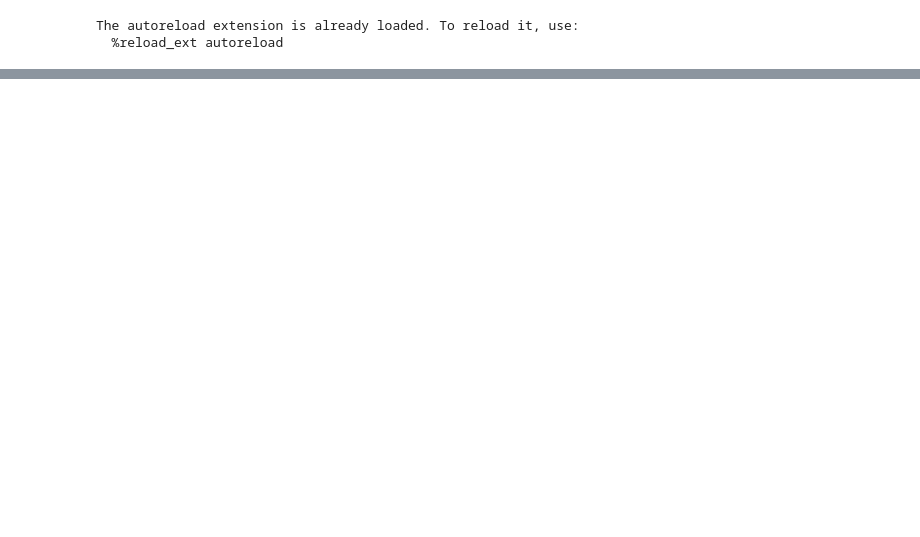
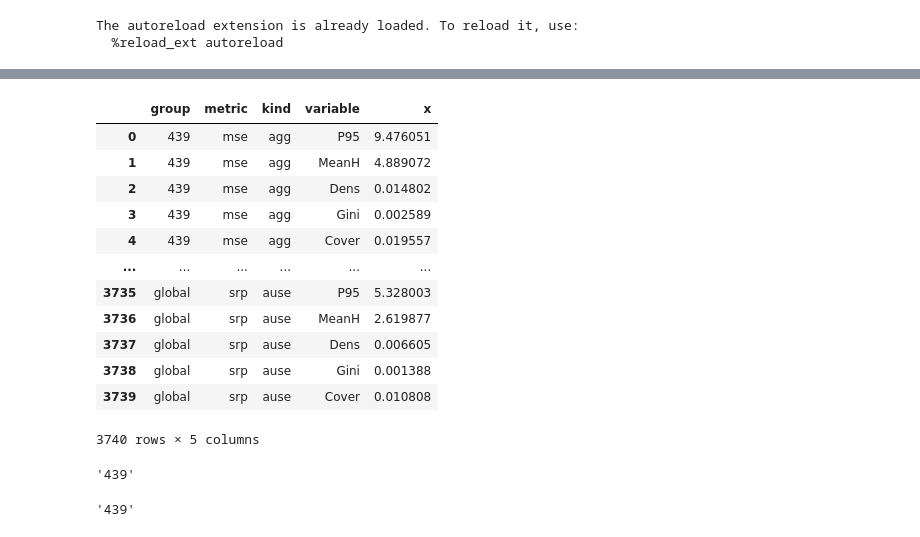
Before and after one commit to eliotwalt/rs-uncertainty, a Jupyter notebook: notebooks/plot_rcu.ipynb, the cells around one changed output, grey strips where cells are left out. Cells and saved outputs as stored; diff of their text form; code cells hidden in the pictures; blank space fills up the shorter version.

```diff
--- a/notebooks/plot_rcu.ipynb
+++ b/notebooks/plot_rcu.ipynb
@@ -23,3 +57,30 @@ rcu.get_results_df(
+# %%
+with open(path, "r") as f:
+    data = json.load(f)
+# %%
+pd.DataFrame.from_dict(data["results"])
+# %% [output]
+|  | group | metric | kind | variable | x |
+| 0 | 439 | mse | agg | P95 | 9.476051 |
+| 1 | 439 | mse | agg | MeanH | 4.889072 |
+| 2 | 439 | mse | agg | Dens | 0.014802 |
+| 3 | 439 | mse | agg | Gini | 0.002589 |
+| 4 | 439 | mse | agg | Cover | 0.019557 |
+| ... | ... | ... | ... | ... | ... |
+| 3735 | global | srp | ause | P95 | 5.328003 |
+| 3736 | global | srp | ause | MeanH | 2.619877 |
+| 3737 | global | srp | ause | Dens | 0.006605 |
+| 3738 | global | srp | ause | Gini | 0.001388 |
+| 3739 | global | srp | ause | Cover | 0.010808 |
+3740 rows × 5 columns
+# %%
+rcu.results.to_dict(orient="list")["group"][1]
+# %% [output]
+'439'
+# %%
+data["results"]["group"][1]
+# %% [output]
+'439'
 # %%
 rcu.plot_calibration_curves(
     ks=cfg["upsampling_coeffs"],
```
Also changed, not shown: parts of 8 cells of this notebook, 1 other file.
